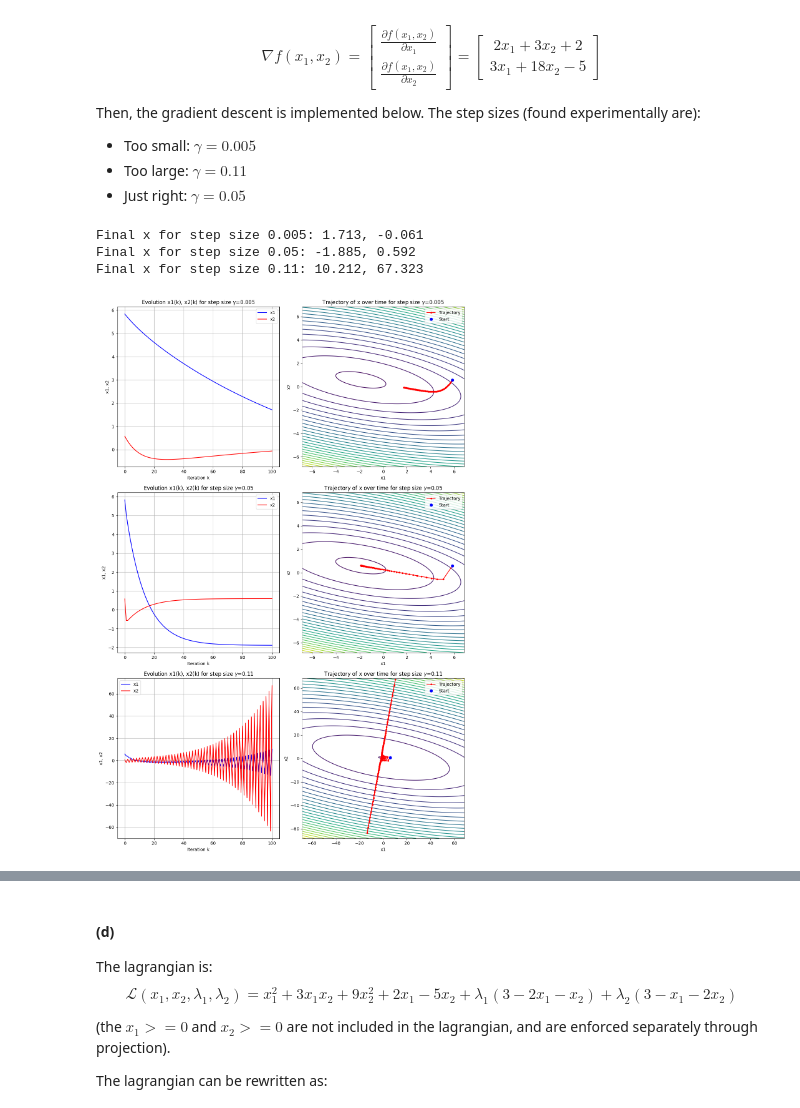
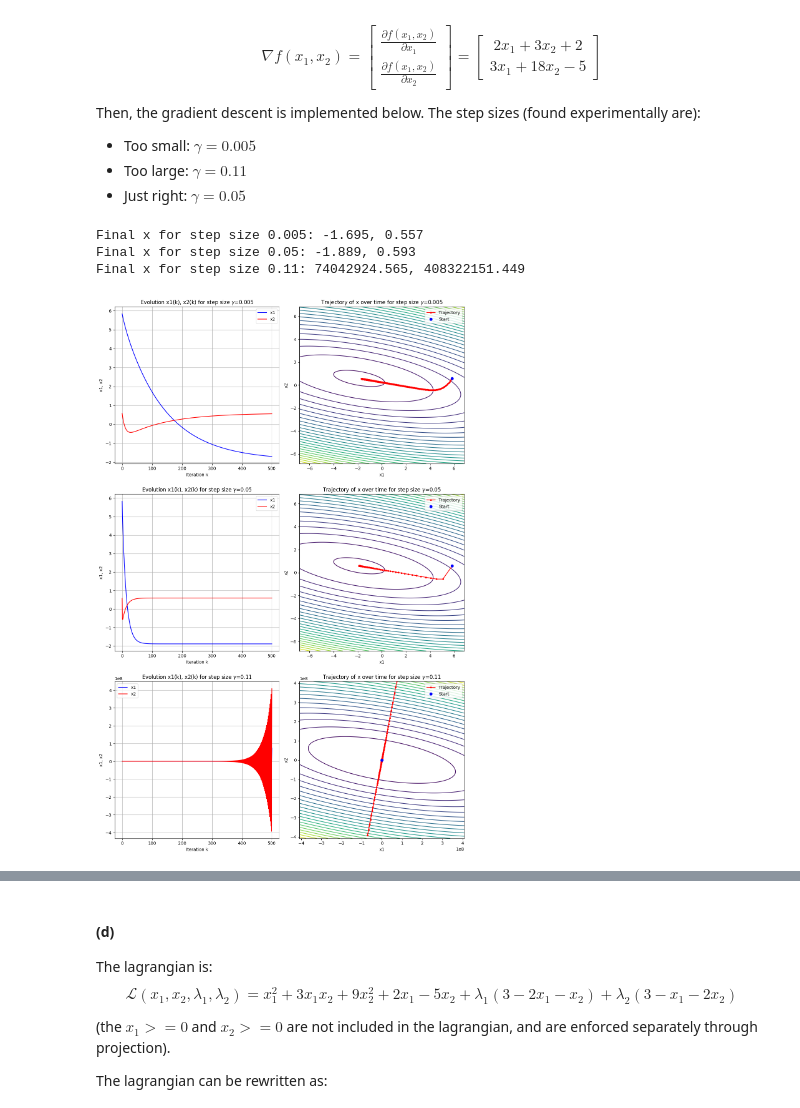
Before and after one commit to Adampi210/Purdue-ECE-64700-Spring-2025-Programs, a Jupyter notebook: projects/project01/project_01_sol.ipynb, the cells around one changed output, grey strips where cells are left out. Cells and saved outputs as stored; diff of their text form; code cells hidden in the pictures.

```diff
--- a/projects/project01/project_01_sol.ipynb
+++ b/projects/project01/project_01_sol.ipynb
@@ -112,7 +112,7 @@ def gradient_descent(x0, gamma, n_iter):
 
 # Parameters for GD
 x0 = np.random.uniform(-10, 10, (2)) # Start at random
-n_iter = 100                         # Number of iterations
+n_iter = 500                         # Number of iterations
 gammas = [0.005, 0.05, 0.11]         # Step sizes
 labels = [r"$\gamma$=0.005", r"$\gamma$=0.05", r"$\gamma$=0.11"] # Labels for the plot
 
@@ -122,38 +122,40 @@ fig, axes = plt.subplots(3, 2, figsize=(12, 18))
 for i, gamma in enumerate(gammas):
     x_history = gradient_descent(x0, gamma, n_iter)
     print(f"Final x for step size {gammas[i]}: {x_history[-1][0]:.3f}, {x_history[-1][1]:.3f}")
+    if i == 1:
+        x_b_star = x_history[-1]
     # Evolution of x1 and x2 over k
     k = np.arange(n_iter + 1)
     axes[i, 0].plot(k, x_history[:, 0], "b-", label="x1")
     axes[i, 0].plot(k, x_history[:, 1], "r-", label="x2")
     axes[i, 0].set_xlabel("Iteration k")
     axes[i, 0].set_ylabel("x1, x2")
     axes[i, 0].legend()
     axes[i, 0].grid(True)
     axes[i, 0].set_title(f"Evolution x1(k), x2(k) for step size {labels[i]}")
 
     # Contour with trajectory
     max_lim = np.max(np.abs(x_history)) + 1
     x1 = np.linspace(-max_lim, max_lim, 1000)
     x2 = np.linspace(-max_lim, max_lim, 1000)
     X1, X2 = np.meshgrid(x1, x2)
     Z = f(X1, X2)
     axes[i, 1].contour(X1, X2, Z, levels=25, cmap="viridis")
     axes[i, 1].plot(x_history[:, 0], x_history[:, 1], "ro-", markersize=3, label="Trajectory")
     axes[i, 1].plot(x0[0], x0[1], "bo", label="Start")
     axes[i, 1].set_xlabel("x1")
     axes[i, 1].set_ylabel("x2")
     axes[i, 1].legend()
     axes[i, 1].set_title(f"Trajectory of x over time for step size {labels[i]}")
 
 # Adjust layout and display
 plt.tight_layout()
 plt.show()
 # %% [output]
-Final x for step size 0.005: 1.713, -0.061
-Final x for step size 0.05: -1.885, 0.592
-Final x for step size 0.11: 10.212, 67.323
+Final x for step size 0.005: -1.695, 0.557
+Final x for step size 0.05: -1.889, 0.593
+Final x for step size 0.11: 74042924.565, 408322151.449
-[figure, old version]
+[figure, new version]
 # %% [markdown]
 #### (c)
 Now the problem is:
```
Also changed, not shown: parts of 6 cells of this notebook.
